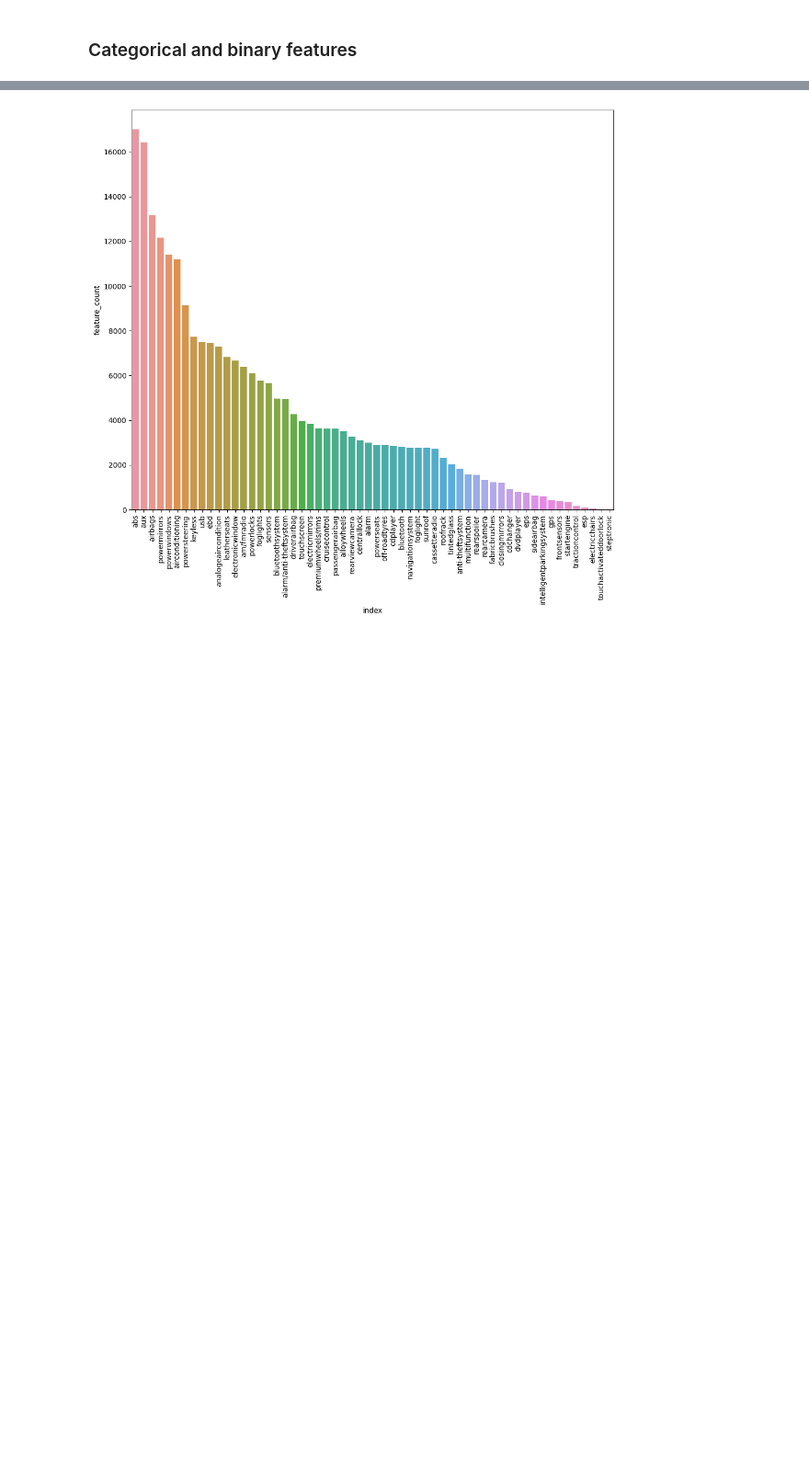
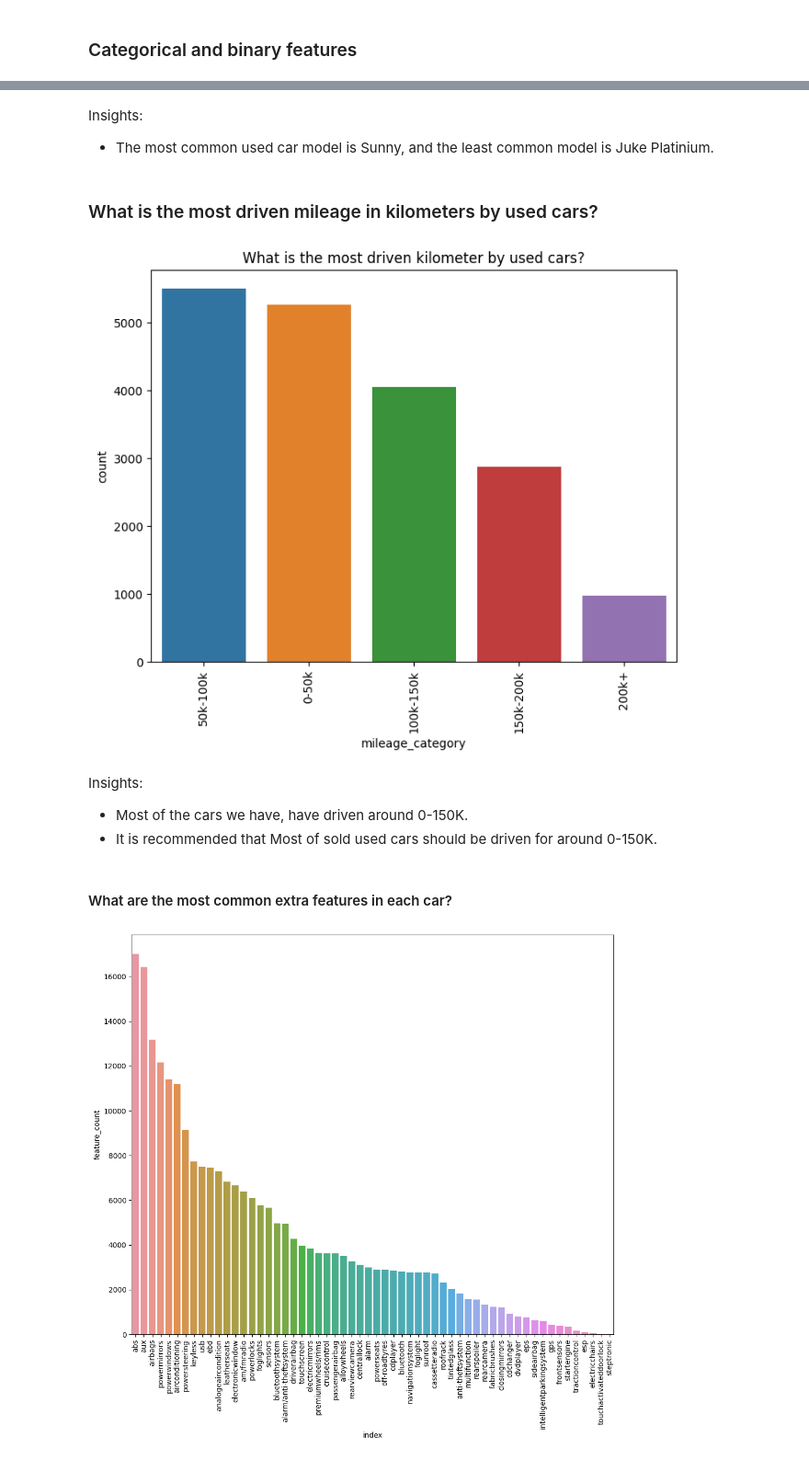
Before and after one commit to AhmedYousriSobhi/used_cars_price_estimation, a Jupyter notebook: nb_workspace/data_eda.ipynb, the cells around one changed output, grey strips where cells are left out. Shown at 92% size. Drawn from its saved outputs; the diff is of its cells as text; code cells hidden in the pictures; blank space fills up the shorter version.

```diff
--- a/nb_workspace/data_eda.ipynb
+++ b/nb_workspace/data_eda.ipynb
@@ -122,3 +201,23 @@ df_extrafeatures.drop(['extra_features_lst', 'extra_features_count'], axis=1)
+# %% [markdown]
+Insights:
+- The most common used car model is Sunny, and the least common model is Juke Platinium.
+# %% [markdown]
+### What is the most driven mileage in kilometers by used cars?
+# %%
+plt.figure(figsize=(8, 6))
+sns.countplot(data=df, x='mileage_category', order=df.mileage_category.value_counts(ascending=False).index)
+plt.xticks(rotation=90)
+plt.title('What is the most driven kilometer by used cars?')
+plt.savefig('../report/plots/mileage_category_countplot.jpg')
+plt.show()
+# %% [output]
+[figure, added]
+# %% [markdown]
+Insights:
+- Most of the cars we have, have driven around 0-150K.
+- It is recommended that Most of sold used cars should be driven for around 0-150K.
+# %% [markdown]
+#### What are the most common extra features in each car?
 # %%
 # What are the most common extra features in each car.
 df_features_count = (
```
Also changed, not shown: parts of 26 cells of this notebook, 10 other files.
